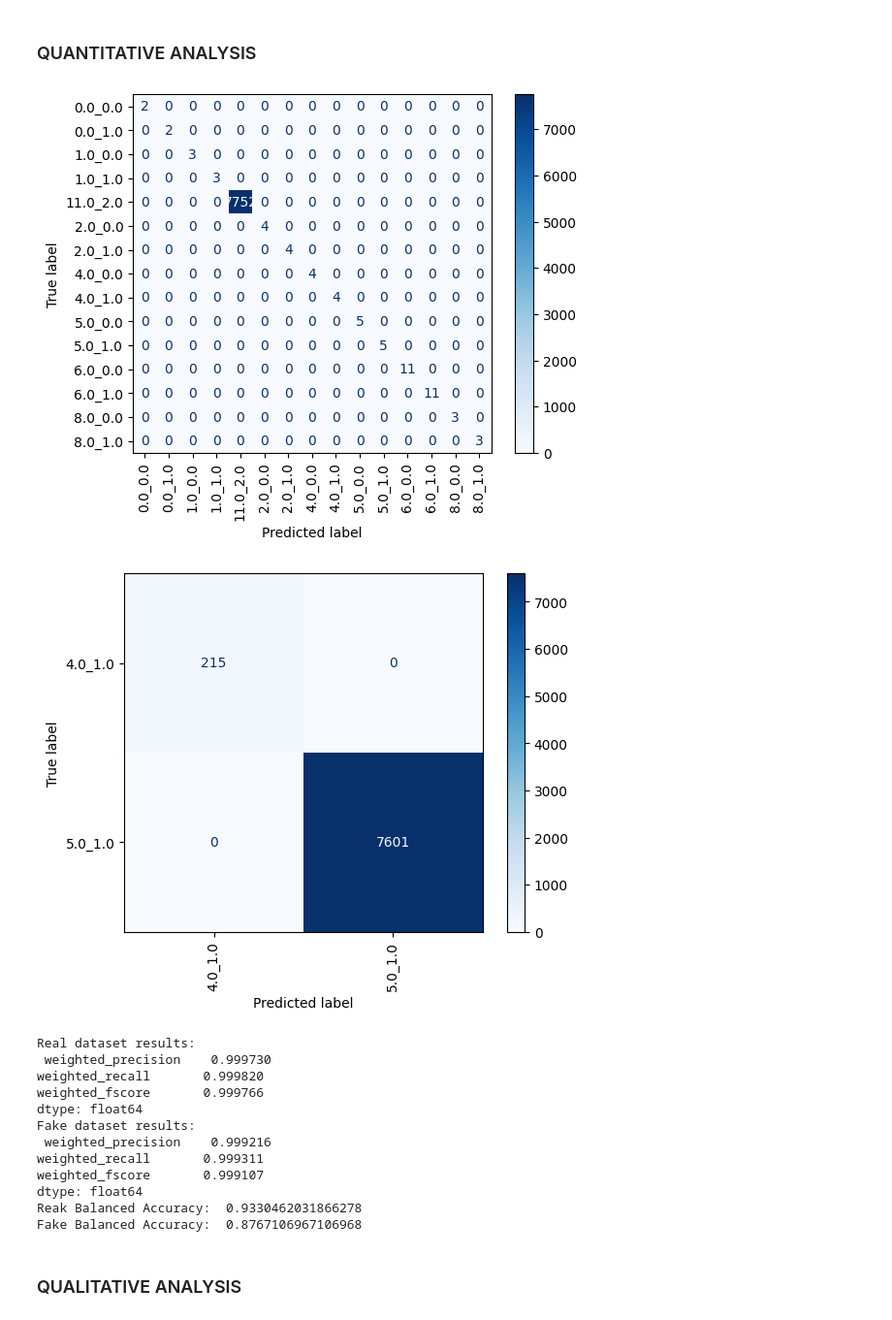
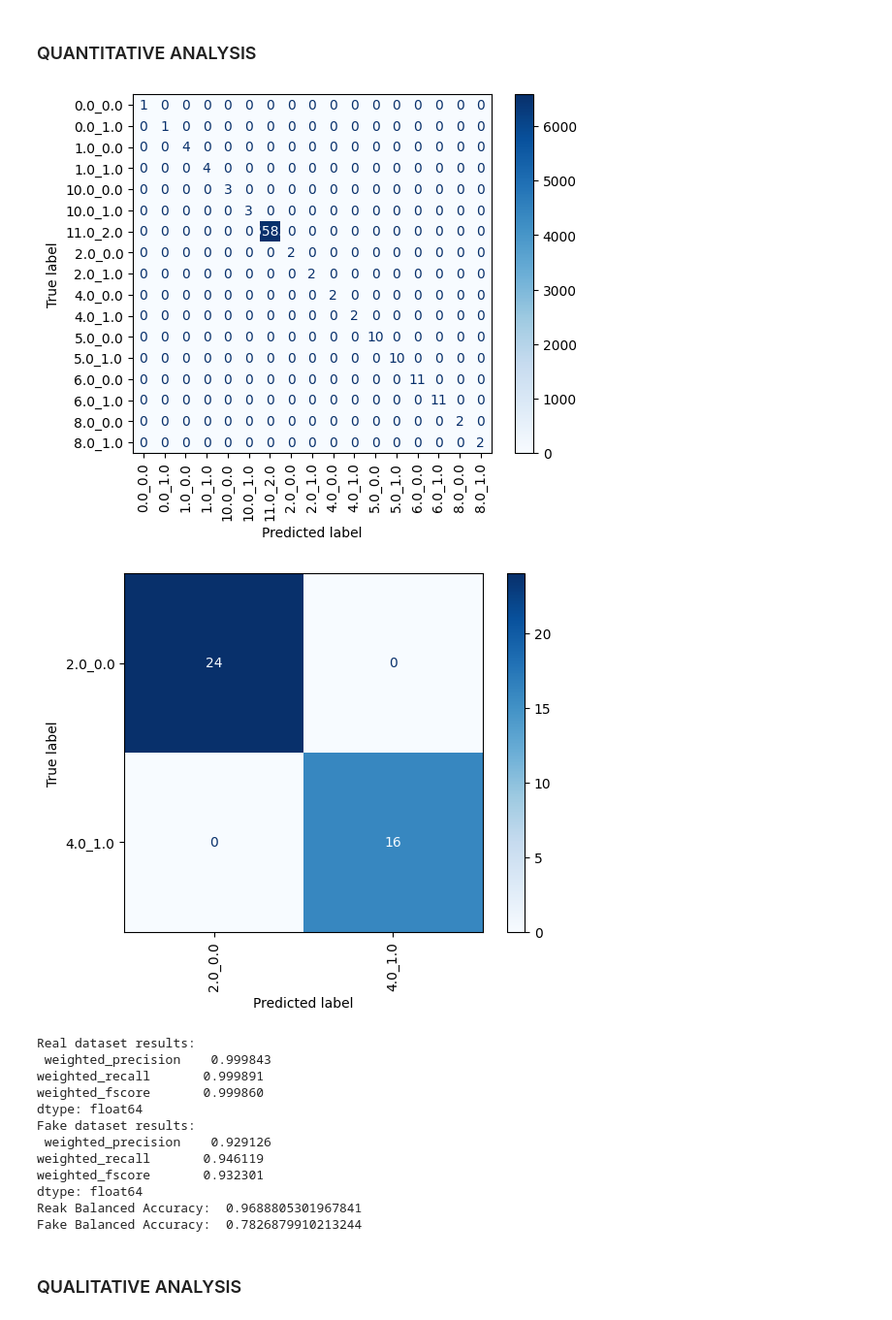
Before and after one commit to AlecDrosu/HAR-Lab-Dataset-Generation, a Jupyter notebook: oldCodeForTest/IMUtubeValidation.ipynb, the cells around one changed output. Shown: that part at 97% size. Drawn from its saved outputs; the diff is of its cells as text; code cells hidden in the pictures.

Commit message:
Added the code to segment by days instead of windows

```diff
--- a/oldCodeForTest/IMUtubeValidation.ipynb
+++ b/oldCodeForTest/IMUtubeValidation.ipynb
@@ -36,28 +36,22 @@ fake_data_df = pd.read_csv(StringIO(fake_data_str), delimiter=',', header=None,
 
 daily_segments_real = segment_data_by_day(data_df)
 daily_segments_fake = segment_data_by_day(fake_data_df)
-# only use the first 10 days of data
+# only use the first 100 days of data
 daily_segments_real = daily_segments_real[:100]
 daily_segments_fake = daily_segments_fake[:100]
-window_size = 7816
-overlap_ratio = 0.2
 
-def create_windows_with_labels(segmented_data, window_size, overlap_ratio):
-    windows = []
+def create_day_segments_with_labels(segmented_data):
+    day_segments = []
     for day in segmented_data:
-        n_samples = len(day)
-        step_size = int(window_size * (1 - overlap_ratio))
-        for start in range(0, n_samples - window_size + 1, step_size):
-            end = start + window_size
-            window_data = day.iloc[start:end, :6].to_numpy()
-            window_labels = day.iloc[start:end, 4:].astype(str).apply(lambda x: '_'.join(x), axis=1).to_numpy()
-            windows.append({'data': window_data, 'labels': window_labels})
-    return windows
+        day_data = day.iloc[:, :6].to_numpy()
+        day_labels = day.iloc[:, 4:].astype(str).apply(lambda x: '_'.join(x), axis=1).to_numpy()
+        day_segments.append({'data': day_data, 'labels': day_labels})
+    return day_segments
 
-windows_real = create_windows_with_labels(daily_segments_real, window_size=window_size, overlap_ratio=overlap_ratio)
-windows_fake = create_windows_with_labels(daily_segments_fake, window_size=window_size, overlap_ratio=overlap_ratio)
+day_segments_real = create_day_segments_with_labels(daily_segments_real)
+day_segments_fake = create_day_segments_with_labels(daily_segments_fake)
 
-def evaluate_classifier(windows):
+def evaluate_classifier(day_segments):
     all_reports = []
     balanced_accuracies = []
 
@@ -65,12 +59,12 @@ def evaluate_classifier(windows):
     best_cm = None
     best_test_labels = None
 
-    for i, test_window in enumerate(windows):
-        train_windows = [w for j, w in enumerate(windows) if j != i]
-        X_train = np.concatenate([w['data'] for w in train_windows], axis=0)
-        y_train = np.concatenate([w['labels'] for w in train_windows], axis=0)
-        X_test = test_window['data']
-        y_test = test_window['labels']
+    for i, test_day in enumerate(day_segments):
+        train_days = [d for j, d in enumerate(day_segments) if j != i]
+        X_train = np.concatenate([d['data'] for d in train_days], axis=0)
+        y_train = np.concatenate([d['labels'] for d in train_days], axis=0)
+        X_test = test_day['data']
+        y_test = test_day['labels']
 
         label_encoder = LabelEncoder()
         y_train_encoded = label_encoder.fit_transform(y_train)
@@ -107,32 +101,32 @@ def plot_confusion_matrix(cm, labels):
 # %%
 
 # Call the evaluation function for both datasets
-real_best_cm, real_best_test_labels, real_results, real_balanced_accuracy = evaluate_classifier(windows_real)
-fake_best_cm, fake_best_test_labels, fake_results, fake_balanced_accuracy = evaluate_classifier(windows_fake)
+real_best_cm, real_best_test_labels, real_results, real_balanced_accuracy = evaluate_classifier(day_segments_real)
+fake_best_cm, fake_best_test_labels, fake_results, fake_balanced_accuracy = evaluate_classifier(day_segments_fake)
 
 
 plot_confusion_matrix(real_best_cm, real_best_test_labels)
 plot_confusion_matrix(fake_best_cm, fake_best_test_labels)
 
 print("Real dataset results: \n", real_results)
 print("Fake dataset results: \n", fake_results)
 print("Reak Balanced Accuracy: ", real_balanced_accuracy)
 print("Fake Balanced Accuracy: ", fake_balanced_accuracy)
 # %% [output]
-[figure, old version]
+[figure, new version]
-[figure, old version]
+[figure, new version]
 Real dataset results:
- weighted_precision    0.999730
-weighted_recall       0.999820
-weighted_fscore       0.999766
+ weighted_precision    0.999843
+weighted_recall       0.999891
+weighted_fscore       0.999860
 dtype: float64
 Fake dataset results:
- weighted_precision    0.999216
-weighted_recall       0.999311
-weighted_fscore       0.999107
+ weighted_precision    0.929126
+weighted_recall       0.946119
+weighted_fscore       0.932301
 dtype: float64
-Reak Balanced Accuracy:  0.9330462031866278
-Fake Balanced Accuracy:  0.8767106967106968
+Reak Balanced Accuracy:  0.9688805301967841
+Fake Balanced Accuracy:  0.7826879910213244
 # %% [markdown]
 ### QUALITATIVE ANALYSIS ###
 # %%
```
Also changed, not shown: 3 other files.
